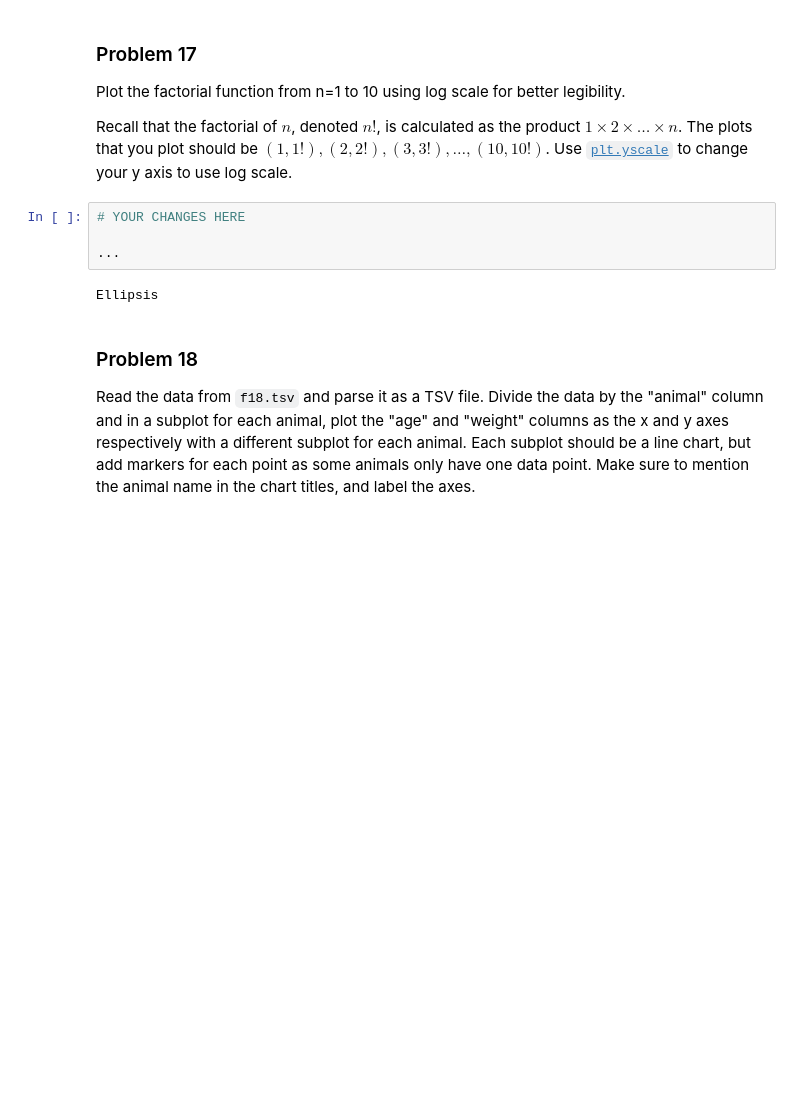
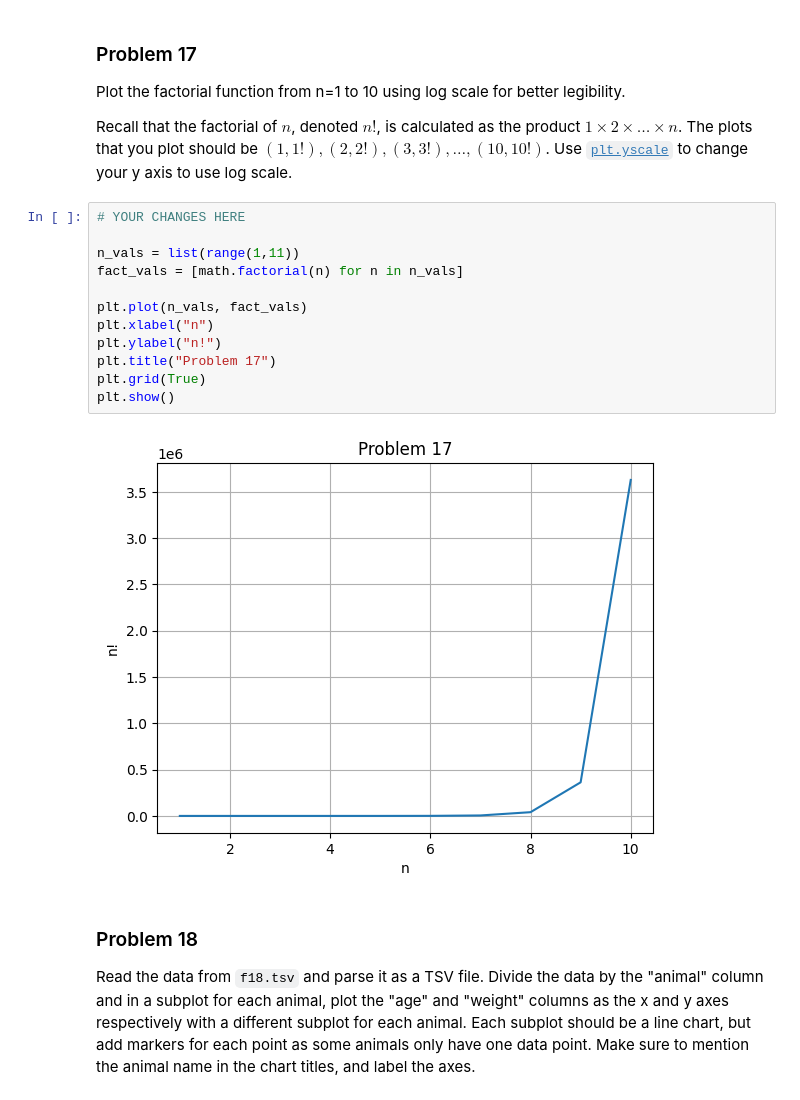
Before and after one commit to kmdavis2/dx602-homework-05, a Jupyter notebook: homework.ipynb, the cells around one changed output. Saved outputs shown, nothing was run; the diff lists cells and outputs as text; blank space fills up the shorter version.

```diff
--- a/homework.ipynb
+++ b/homework.ipynb
@@ -468,12 +468,20 @@ Plot the factorial function from n=1 to 10 using log scale for better legibility
 Recall that the factorial of $n$, denoted $n!$, is calculated as the product $1 \times 2 \times \ldots \times n$.
 The plots that you plot should be $(1, 1!), (2, 2!), (3, 3!), \ldots, (10, 10!)$.
 Use [`plt.yscale`](https://matplotlib.org/stable/api/_as_gen/matplotlib.pyplot.yscale.html) to change your y axis to use log scale.
-# %%
-# YOUR CHANGES HERE
-
-...
-# %% [output]
-Ellipsis
+# %%
+# YOUR CHANGES HERE
+
+n_vals = list(range(1,11))
+fact_vals = [math.factorial(n) for n in n_vals]
+
+plt.plot(n_vals, fact_vals)
+plt.xlabel("n")
+plt.ylabel("n!")
+plt.title("Problem 17")
+plt.grid(True)
+plt.show()
+# %% [output]
+[figure, added]
 # %% [markdown]
 ### Problem 18
 
```
Also changed, not shown: parts of 2 cells of this notebook.
